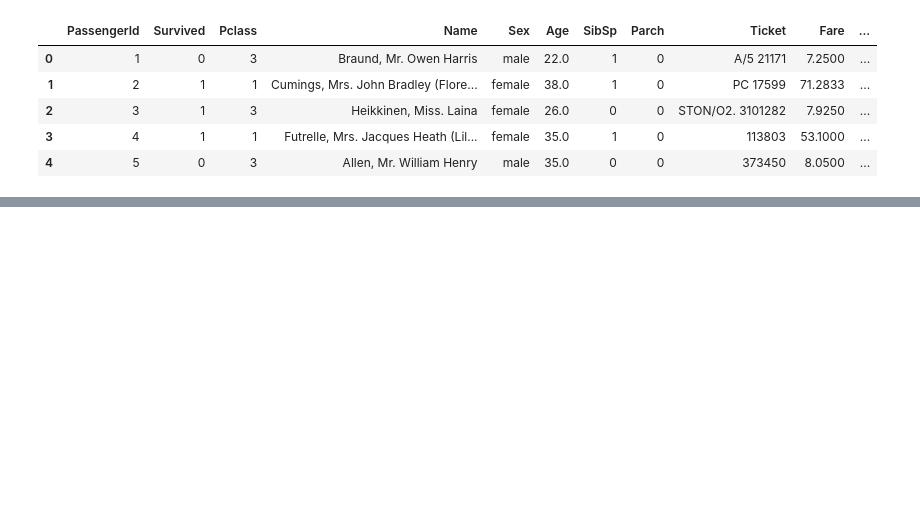
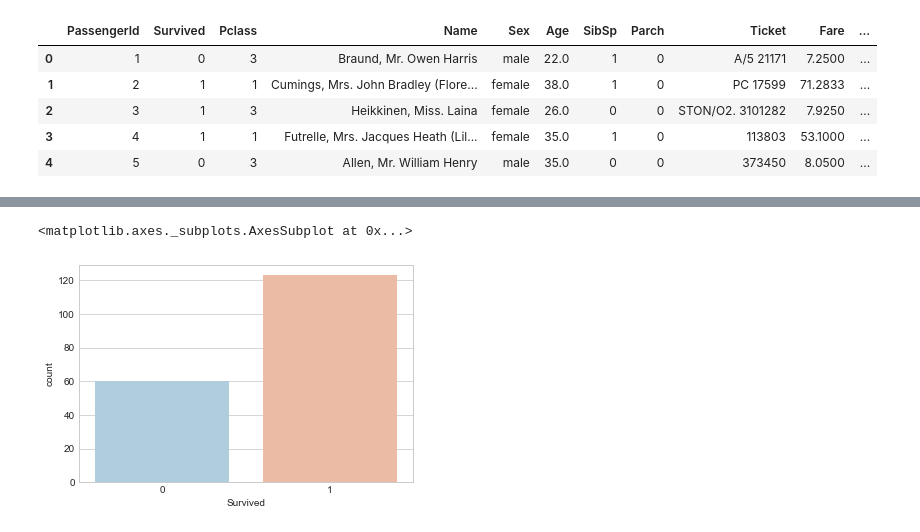
Before and after one commit to zuberahmed99/data-science, a Jupyter notebook: Kaggle/Titanic/titanic_analysis.ipynb, the cells around one changed output, grey strips where cells are left out. Drawn from its saved outputs; the diff is of its cells as text; code cells hidden in the pictures; blank space fills up the shorter version.

```diff
--- a/Kaggle/Titanic/titanic_analysis.ipynb
+++ b/Kaggle/Titanic/titanic_analysis.ipynb
@@ -16,0 +64,6 @@ df.head()
+# %%
+sns.set_style('whitegrid')
+sns.countplot(x='Survived',data=df1,palette='RdBu_r')
+# %% [output]
+<matplotlib.axes._subplots.AxesSubplot at 0x...>
+[figure, added]
```
Also changed, not shown: parts of 7 cells of this notebook.
